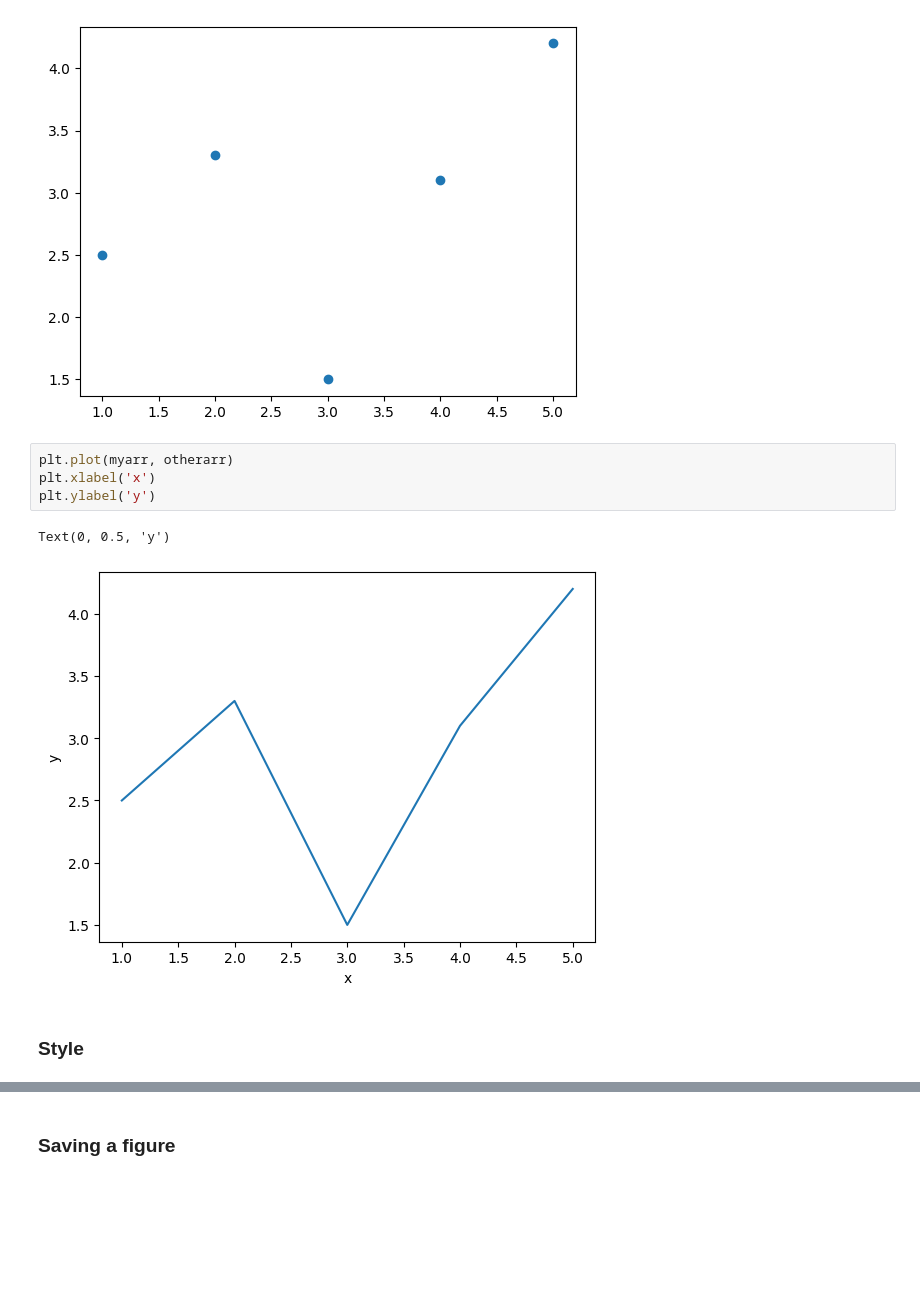
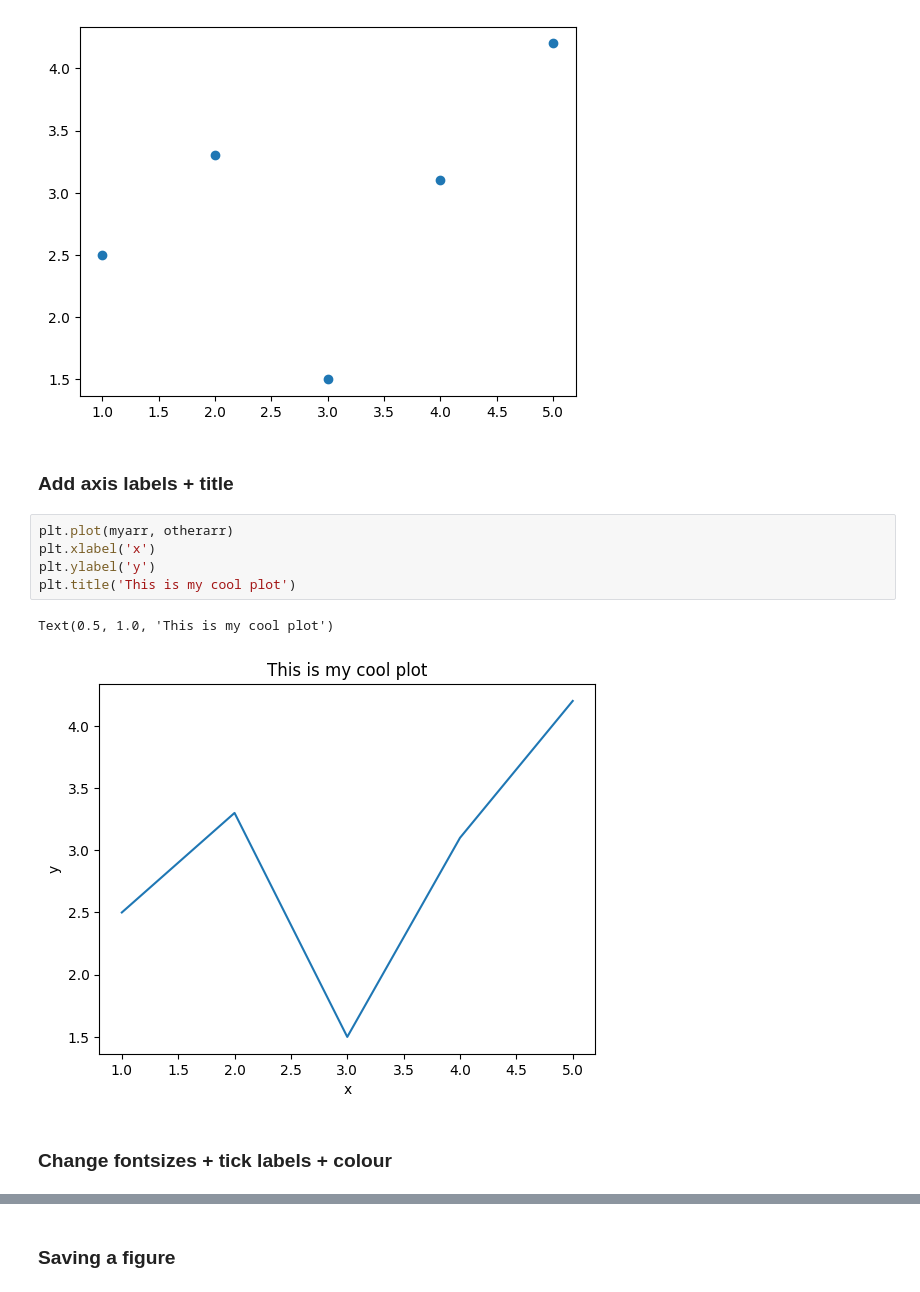
Before and after one commit to Chia-vie/BSc_tutorial, a Jupyter notebook: plotting_in_python.ipynb, the cells around one changed output, grey strips where cells are left out. Drawn from its saved outputs; the diff is of its cells as text; blank space fills up the shorter version.

Commit message:
more info on plotting

```diff
--- a/plotting_in_python.ipynb
+++ b/plotting_in_python.ipynb
@@ -31,14 +121,17 @@ plt.scatter(myarr, otherarr)
 # %% [output]
 <matplotlib.collections.PathCollection at 0x...>
 [figure]
+# %% [markdown]
+### Add axis labels + title
 # %%
 plt.plot(myarr, otherarr)
 plt.xlabel('x')
 plt.ylabel('y')
+plt.title('This is my cool plot')
 # %% [output]
-Text(0, 0.5, 'y')
+Text(0.5, 1.0, 'This is my cool plot')
-[figure, old version]
+[figure, new version]
 # %% [markdown]
-### Style
+### Change fontsizes + tick labels + colour
 # %%
 plt.plot(myarr, otherarr, c='gold')
```
Also changed, not shown: parts of 25 cells of this notebook.
